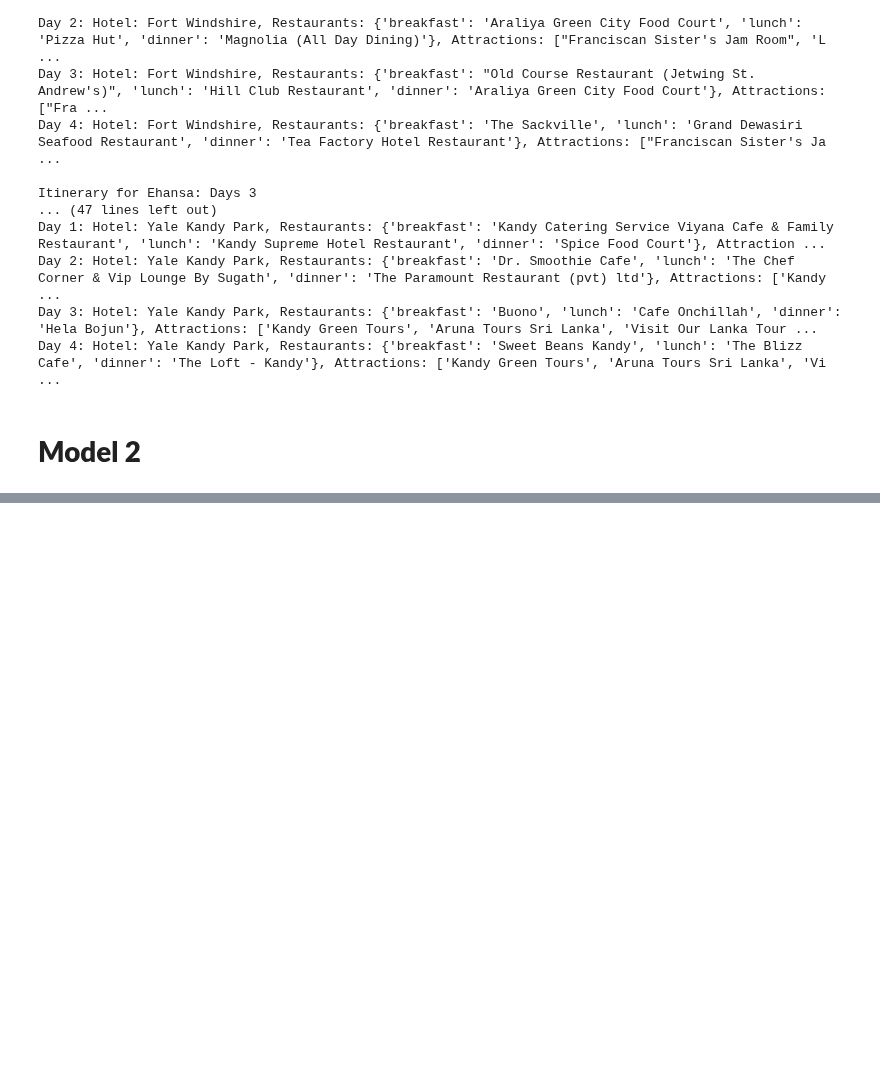
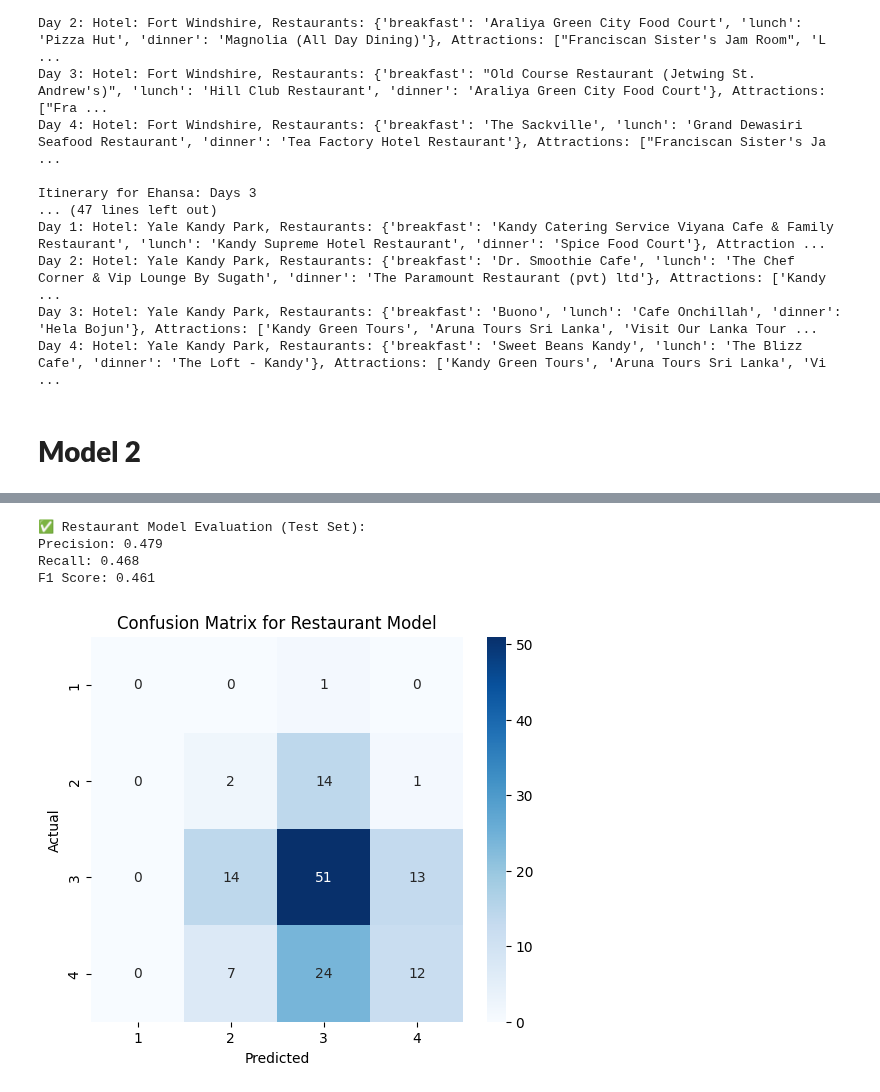
Before and after one commit to mathu3004/Pearl_Path, a Jupyter notebook: Model_Training_for_Travel_Planner_Based_Radius.ipynb, the cells around one changed output, grey strips where cells are left out. Saved outputs shown, nothing was run; the diff lists cells and outputs as text; code cells hidden in the pictures; blank space fills up the shorter version.

Commit message:
Adjusted errors in model

```diff
--- a/Model_Training_for_Travel_Planner_Based_Radius.ipynb
+++ b/Model_Training_for_Travel_Planner_Based_Radius.ipynb
@@ -2519,0 +2677,25 @@ destination_nuwara_eliya - Day 1: Hotel: None, Restaurants: {'breakfast': 'Dinem
+# %%
+# 📊 Compute Precision, Recall, and F1-Score
+precision = precision_score(y_test_rest, y_pred_test, average='weighted', zero_division=1)
+recall = recall_score(y_test_rest, y_pred_test, average='weighted', zero_division=1)
+f1 = f1_score(y_test_rest, y_pred_test, average='weighted', zero_division=1)
+
+print("\n✅ Restaurant Model Evaluation (Test Set):")
+print(f"Precision: {precision:.3f}")
+print(f"Recall: {recall:.3f}")
+print(f"F1 Score: {f1:.3f}")
+
+# 📊 Confusion Matrix
+conf_matrix = confusion_matrix(y_test_rest, y_pred_test)
+plt.figure(figsize=(6,5))
+sns.heatmap(conf_matrix, annot=True, fmt="d", cmap="Blues", xticklabels=label_encoder.classes_, yticklabels=label_encoder.classes_)
+plt.xlabel("Predicted")
+plt.ylabel("Actual")
+plt.title("Confusion Matrix for Restaurant Model")
+plt.show()
+# %% [output]
+✅ Restaurant Model Evaluation (Test Set):
+Precision: 0.479
+Recall: 0.468
+F1 Score: 0.461
+[figure, added]
```
Also changed, not shown: parts of 8 cells of this notebook.
